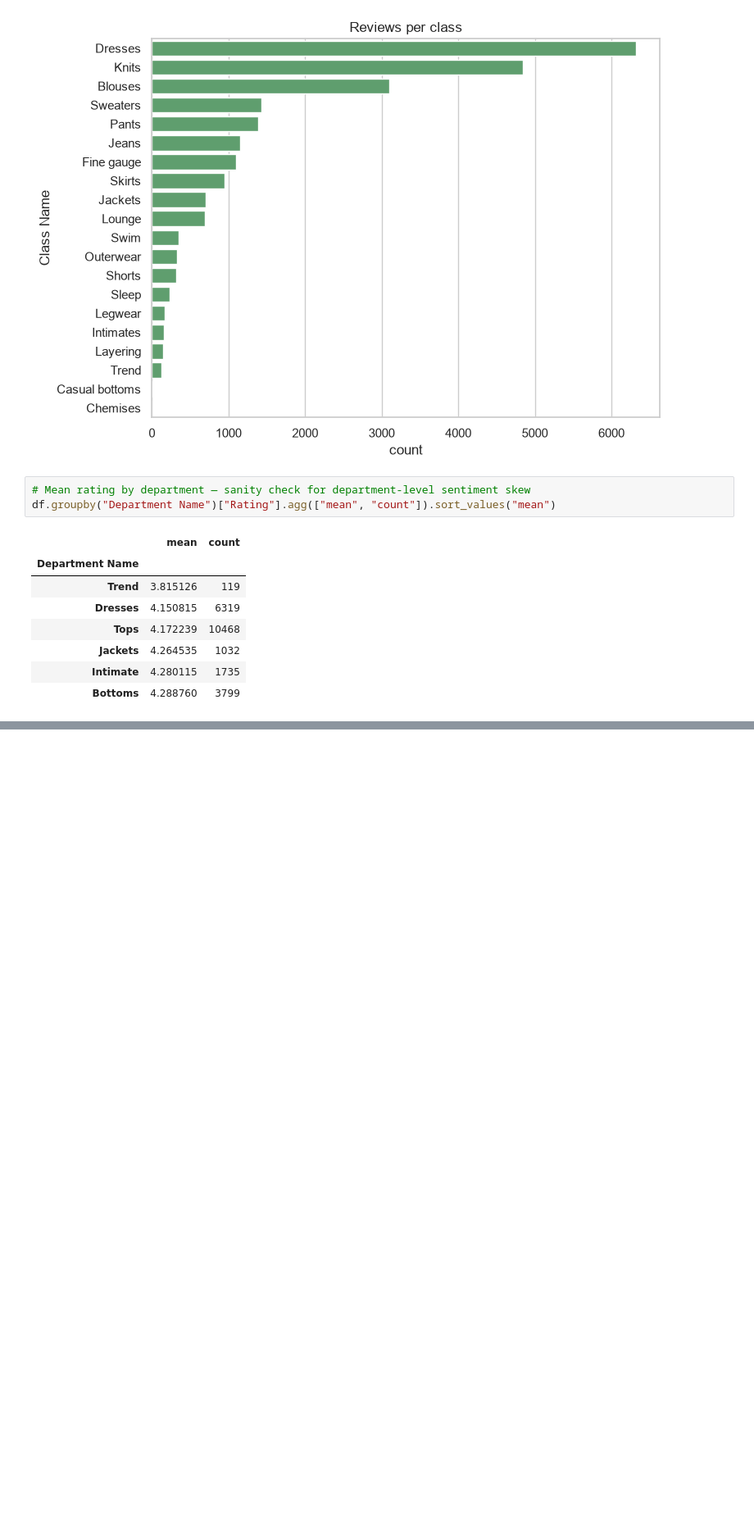
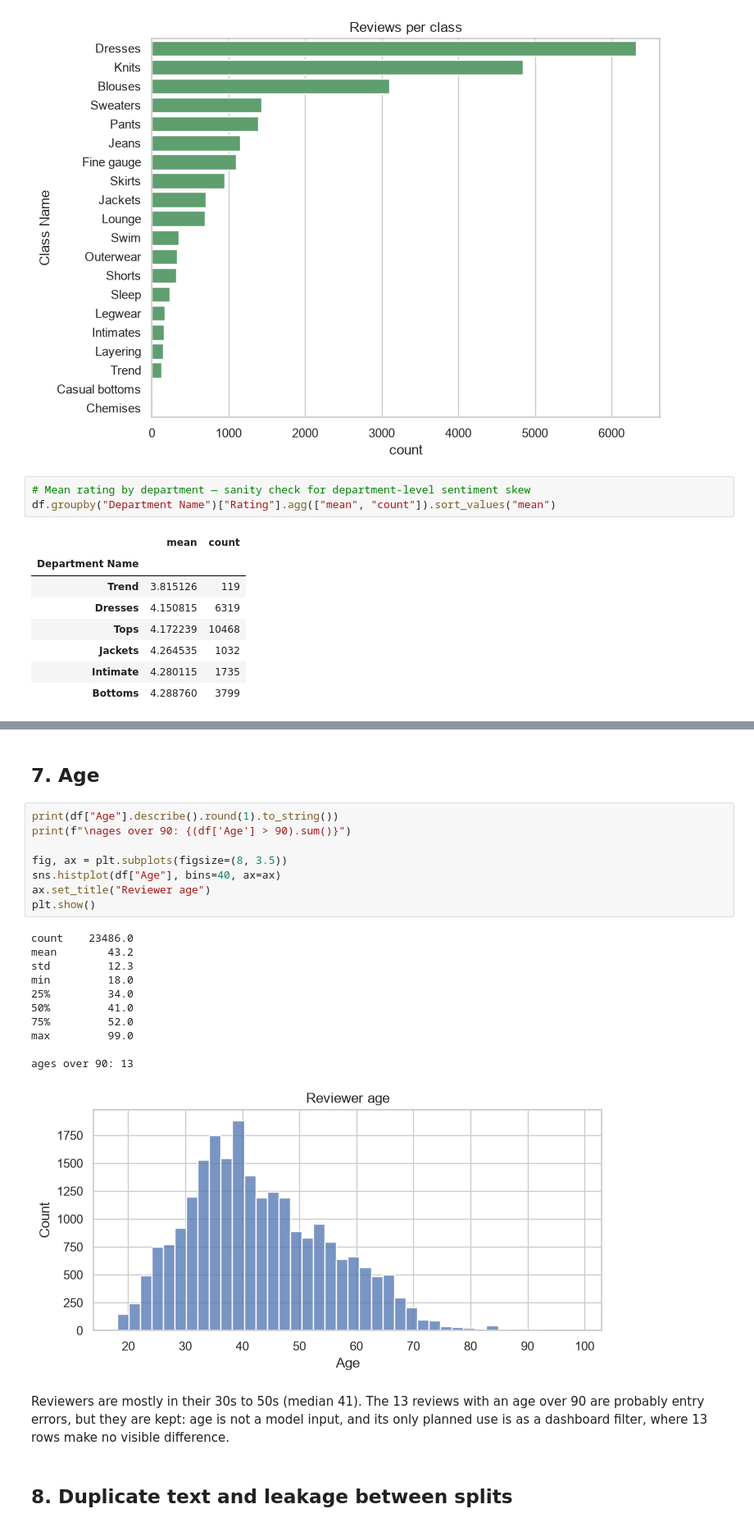
Before and after one commit to Mashi98/Ecommerce-Review-Analytics, a Jupyter notebook: notebooks/01_eda.ipynb, the cells around one changed output, grey strips where cells are left out. Shown at 82% size. Cells and saved outputs as stored; diff of their text form; blank space fills up the shorter version.

```diff
--- a/notebooks/01_eda.ipynb
+++ b/notebooks/01_eda.ipynb
@@ -187,0 +261,26 @@ df.groupby("Department Name")["Rating"].agg(["mean", "count"]).sort_values("mean
+# %% [markdown]
+## 7. Age
+# %%
+print(df["Age"].describe().round(1).to_string())
+print(f"\nages over 90: {(df['Age'] > 90).sum()}")
+
+fig, ax = plt.subplots(figsize=(8, 3.5))
+sns.histplot(df["Age"], bins=40, ax=ax)
+ax.set_title("Reviewer age")
+plt.show()
+# %% [output]
+count    23486.0
+mean        43.2
+std         12.3
+min         18.0
+25%         34.0
+50%         41.0
+75%         52.0
+max         99.0
+
+ages over 90: 13
+[figure, added]
+# %% [markdown]
+Reviewers are mostly in their 30s to 50s (median 41). The 13 reviews with an age over 90 are probably entry errors, but they are kept: age is not a model input, and its only planned use is as a dashboard filter, where 13 rows make no visible difference.
+# %% [markdown]
+## 8. Duplicate text and leakage between splits
```
Also changed, not shown: parts of 12 cells of this notebook.
